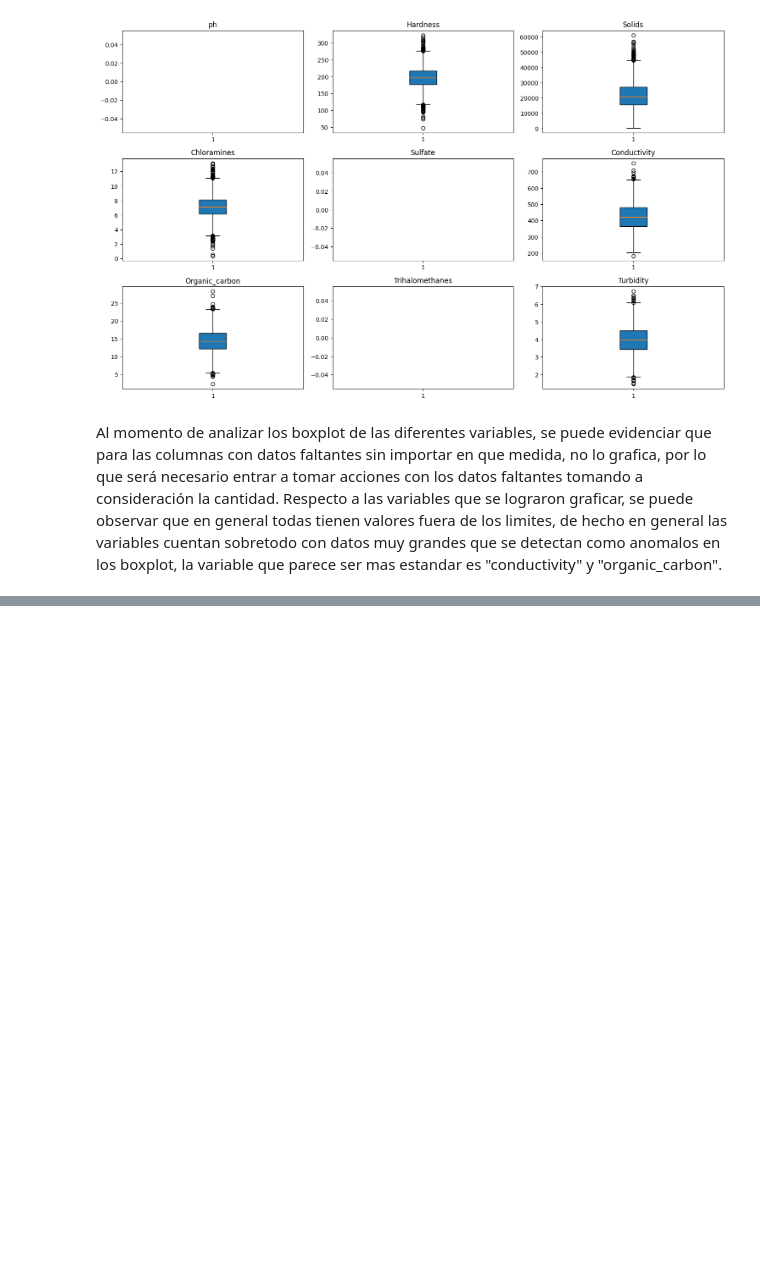
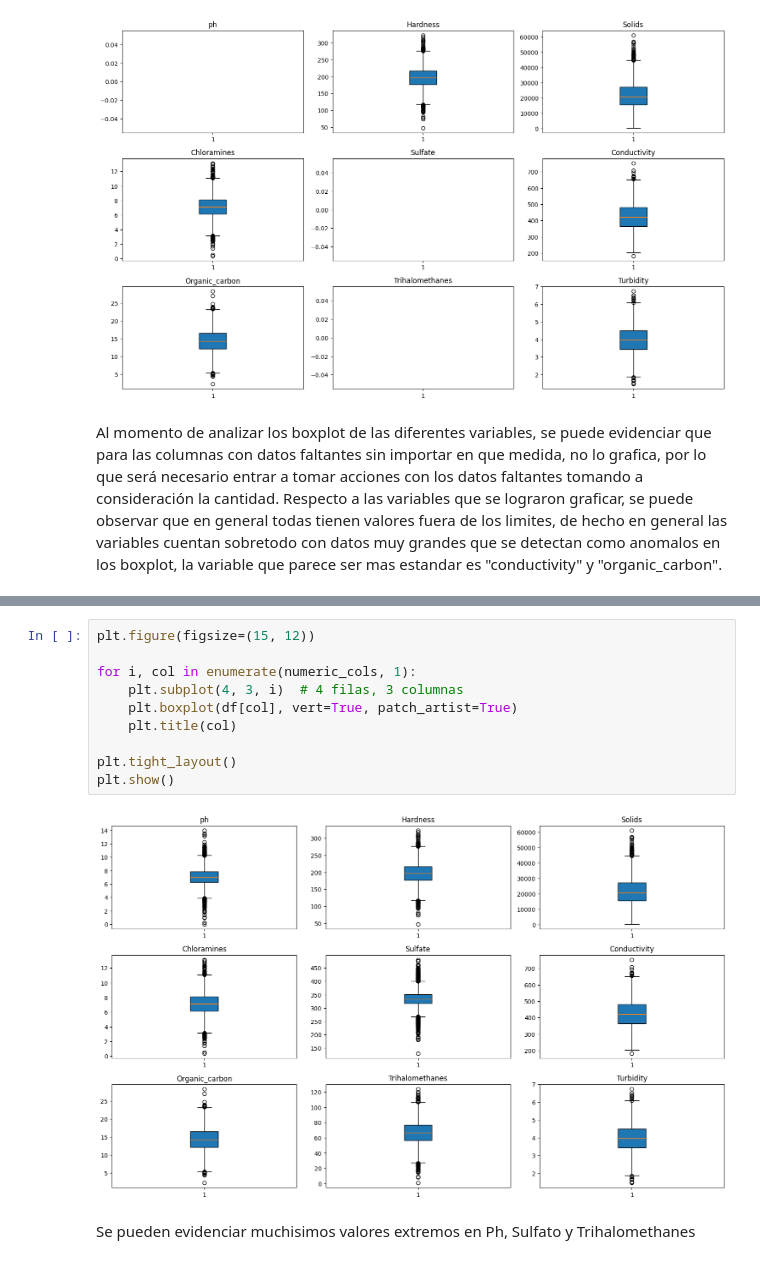
Before and after one commit to DIEGO-ALI/Taller1-BigData, a Jupyter notebook: zavithar.ipynb, the cells around one changed output, grey strips where cells are left out. Saved outputs shown, nothing was run; the diff lists cells and outputs as text; blank space fills up the shorter version.

```diff
--- a/zavithar.ipynb
+++ b/zavithar.ipynb
@@ -117,0 +175,14 @@ Al momento de analizar los boxplot de las diferentes variables, se puede evidenc
+# %%
+plt.figure(figsize=(15, 12))
+
+for i, col in enumerate(numeric_cols, 1):
+    plt.subplot(4, 3, i)  # 4 filas, 3 columnas
+    plt.boxplot(df[col], vert=True, patch_artist=True)
+    plt.title(col)
+
+plt.tight_layout()
+plt.show()
+# %% [output]
+[figure, added]
+# %% [markdown]
+Se pueden evidenciar muchisimos valores extremos en Ph, Sulfato y Trihalomethanes
```
Also changed, not shown: parts of 5 cells of this notebook.
